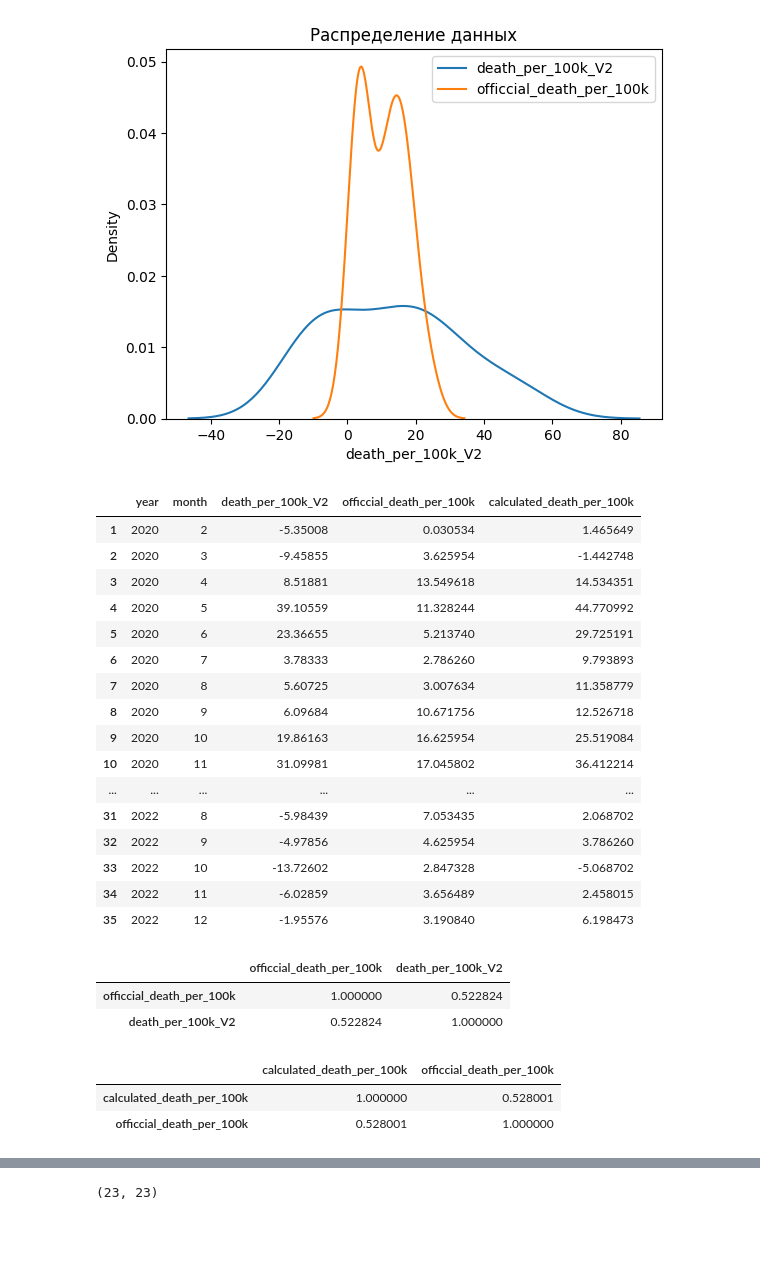
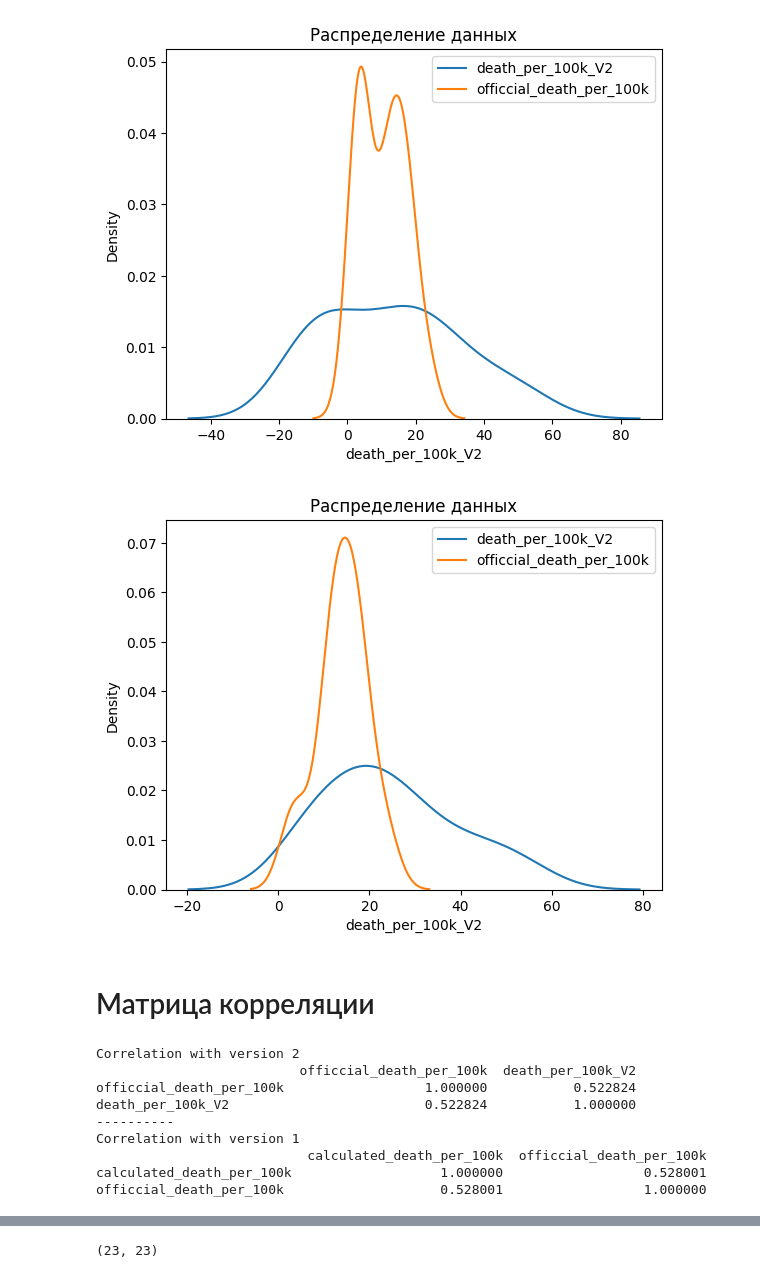
Before and after one commit to JesseHeisenberg/covid_19_statistic, a Jupyter notebook: main (2).ipynb, the cells around one changed output, grey strips where cells are left out. Cells and saved outputs as stored; diff of their text form; code cells hidden in the pictures; blank space fills up the shorter version.

```diff
--- a/main (2).ipynb
+++ b/main (2).ipynb
@@ -475,33 +439,28 @@ plt.show()
 vied_period = covid_cummaulative_mortality[covid_cummaulative_mortality['death_per_100k_V2'] > 0]
 # %%
-covid_cummaulative_mortality
+# Сравнение распредление данных официальной статистики и избытка смертности в V2
+sns.kdeplot(vied_period['death_per_100k_V2'], label='death_per_100k_V2')
+sns.kdeplot(vied_period['officcial_death_per_100k'], label='officcial_death_per_100k')
+plt.title('Распределение данных')
+plt.legend()
+plt.show()
 # %% [output]
-|  | year | month | death_per_100k_V2 | officcial_death_per_100k | calculated_death_per_100k |
-| 1 | 2020 | 2 | -5.35008 | 0.030534 | 1.465649 |
-| 2 | 2020 | 3 | -9.45855 | 3.625954 | -1.442748 |
-| 3 | 2020 | 4 | 8.51881 | 13.549618 | 14.534351 |
-| 4 | 2020 | 5 | 39.10559 | 11.328244 | 44.770992 |
-| 5 | 2020 | 6 | 23.36655 | 5.213740 | 29.725191 |
-| 6 | 2020 | 7 | 3.78333 | 2.786260 | 9.793893 |
-| 7 | 2020 | 8 | 5.60725 | 3.007634 | 11.358779 |
-| 8 | 2020 | 9 | 6.09684 | 10.671756 | 12.526718 |
-| 9 | 2020 | 10 | 19.86163 | 16.625954 | 25.519084 |
-| 10 | 2020 | 11 | 31.09981 | 17.045802 | 36.412214 |
-| ... | ... | ... | ... | ... | ... |
-| 31 | 2022 | 8 | -5.98439 | 7.053435 | 2.068702 |
-| 32 | 2022 | 9 | -4.97856 | 4.625954 | 3.786260 |
-| 33 | 2022 | 10 | -13.72602 | 2.847328 | -5.068702 |
-| 34 | 2022 | 11 | -6.02859 | 3.656489 | 2.458015 |
-| 35 | 2022 | 12 | -1.95576 | 3.190840 | 6.198473 |
+[figure, added]
+# %% [markdown]
+# Матрица корреляции
 # %%
-vied_period[['officcial_death_per_100k', 'death_per_100k_V2']].corr()
+print('Correlation with version 2')
+print(vied_period[['officcial_death_per_100k', 'death_per_100k_V2']].corr())
+print('-'*10)
+print('Correlation with version 1')
+print(vied_period[['calculated_death_per_100k', 'officcial_death_per_100k']].corr())
 # %% [output]
-|  | officcial_death_per_100k | death_per_100k_V2 |
-| officcial_death_per_100k | 1.000000 | 0.522824 |
-| death_per_100k_V2 | 0.522824 | 1.000000 |
+Correlation with version 2
+                          officcial_death_per_100k  death_per_100k_V2
+officcial_death_per_100k                  1.000000           0.522824
+death_per_100k_V2                         0.522824           1.000000
+----------
+Correlation with version 1
+                           calculated_death_per_100k  officcial_death_per_100k
+calculated_death_per_100k                   1.000000                  0.528001
+officcial_death_per_100k                    0.528001                  1.000000
-# %%
-vied_period[['calculated_death_per_100k', 'officcial_death_per_100k']].corr()
-# %% [output]
-|  | calculated_death_per_100k | officcial_death_per_100k |
-| calculated_death_per_100k | 1.000000 | 0.528001 |
-| officcial_death_per_100k | 0.528001 | 1.000000 |
```
Also changed, not shown: parts of 12 cells of this notebook.
